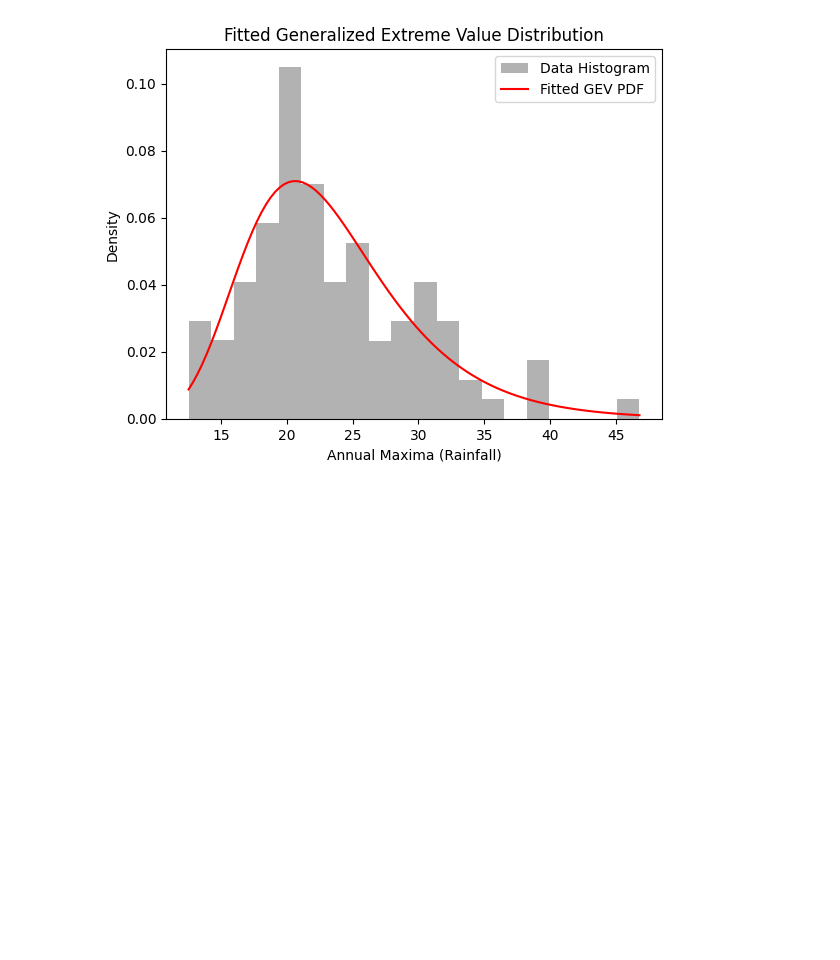
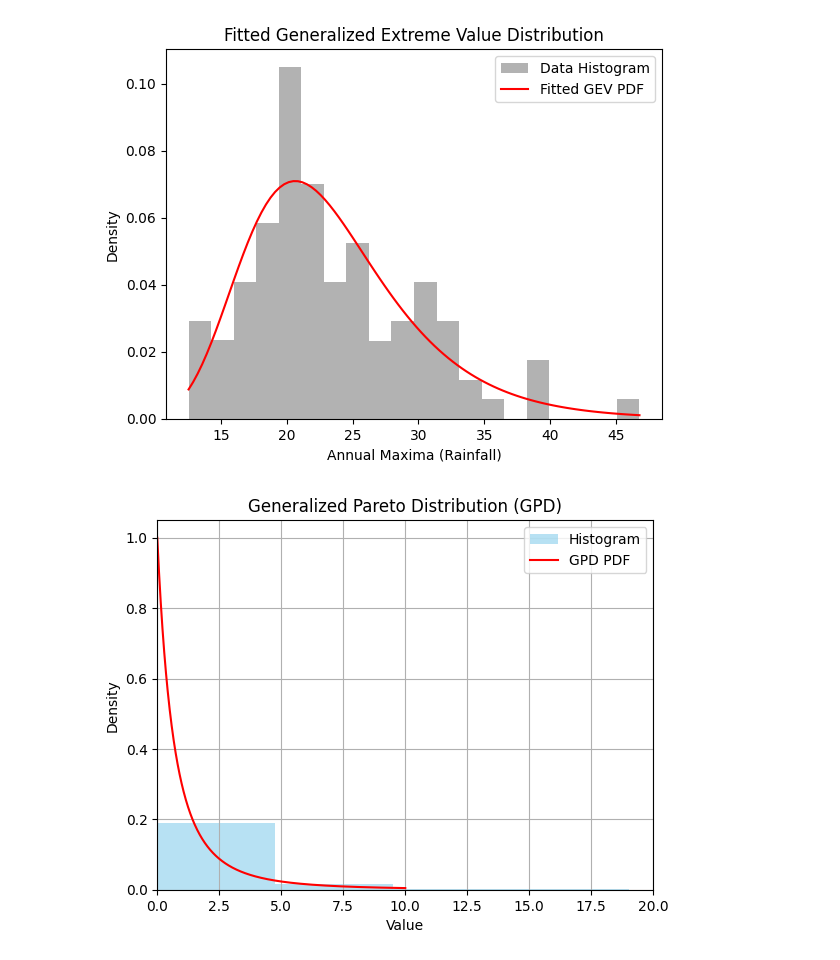
Before and after one commit to mghasemi19/Anomaly-detection-HEP, a Jupyter notebook: Tutorial1.ipynb, the cells around one changed output. Cells and saved outputs as stored; diff of their text form; code cells hidden in the pictures; blank space fills up the shorter version.

```diff
--- a/Tutorial1.ipynb
+++ b/Tutorial1.ipynb
@@ -385,3 +383,33 @@ Shape parameter (x): 0.0177286908063604
 Location parameter (m): 20.541960221717268
 Scale parameter (s): 5.186148872789918
 [figure]
+# %%
+import numpy as np
+import matplotlib.pyplot as plt
+from scipy.stats import genpareto
+
+# Set GPD parameters
+shape = 0.5  # xi (shape parameter)
+loc = 0      # mu (location parameter)
+scale = 1    # sigma (scale parameter)
+
+# Generate random data from GPD
+data = genpareto.rvs(c=shape, loc=loc, scale=scale, size=1000)
+
+# Plot histogram of the data
+plt.hist(data, bins=30, density=True, alpha=0.6, color='skyblue', label="Histogram")
+
+# Generate GPD PDF for plotting
+x = np.linspace(0, 10, 1000)
+pdf = genpareto.pdf(x, c=shape, loc=loc, scale=scale)
+
+plt.plot(x, pdf, 'r-', label='GPD PDF')
+plt.xlim(0, 20)
+plt.title('Generalized Pareto Distribution (GPD)')
+plt.xlabel('Value')
+plt.ylabel('Density')
+plt.legend()
+plt.grid()
+plt.show()
+# %% [output]
+[figure, added]
```
Also changed, not shown: parts of 9 cells of this notebook.
